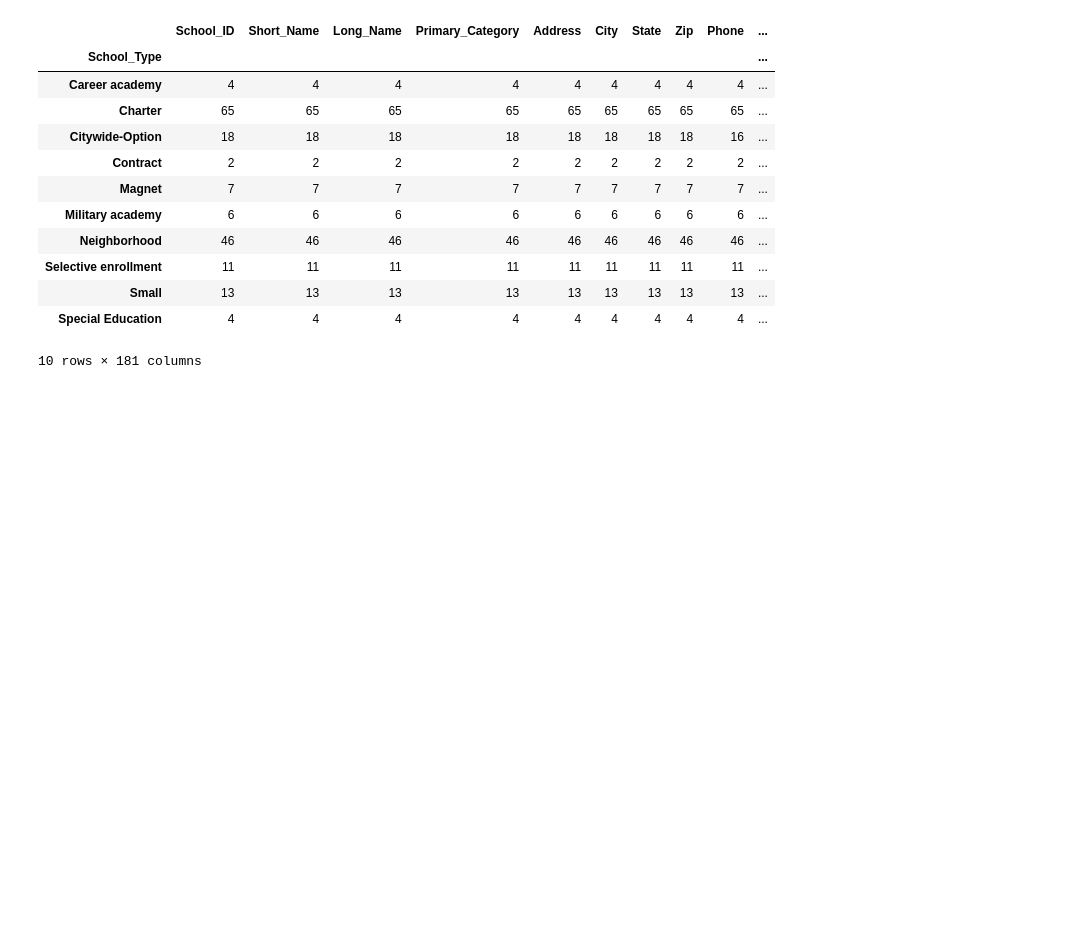
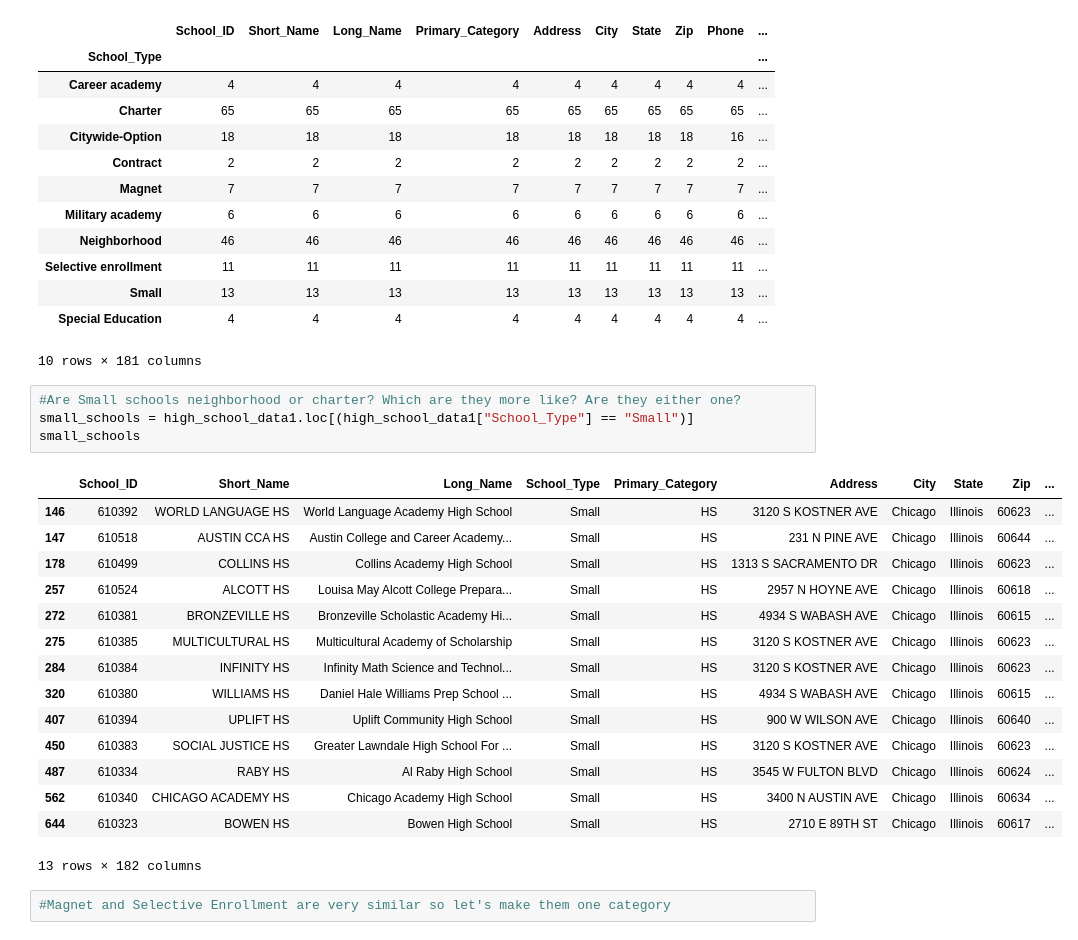
Before and after one commit to RiverJAM/CPS_Data_Analysis, a Jupyter notebook: GP1.ipynb, the cells around one changed output. Cells and saved outputs as stored; diff of their text form; blank space fills up the shorter version.

```diff
--- a/GP1.ipynb
+++ b/GP1.ipynb
@@ -186,3 +186,25 @@ grouped_hs.count()
 | Small | 13 | 13 | 13 | 13 | 13 | 13 | 13 | 13 | 13 | ... |
 | Special Education | 4 | 4 | 4 | 4 | 4 | 4 | 4 | 4 | 4 | ... |
 10 rows × 181 columns
+# %%
+#Are Small schools neighborhood or charter? Which are they more like? Are they either one?
+small_schools = high_school_data1.loc[(high_school_data1["School_Type"] == "Small")]
+small_schools
+# %% [output]
+|  | School_ID | Short_Name | Long_Name | School_Type | Primary_Category | Address | City | State | Zip | ... |
+| 146 | 610392 | WORLD LANGUAGE HS | World Language Academy High School | Small | HS | 3120 S KOSTNER AVE | Chicago | Illinois | 60623 | ... |
+| 147 | 610518 | AUSTIN CCA HS | Austin College and Career Academy... | Small | HS | 231 N PINE AVE | Chicago | Illinois | 60644 | ... |
+| 178 | 610499 | COLLINS HS | Collins Academy High School | Small | HS | 1313 S SACRAMENTO DR | Chicago | Illinois | 60623 | ... |
+| 257 | 610524 | ALCOTT HS | Louisa May Alcott College Prepara... | Small | HS | 2957 N HOYNE AVE | Chicago | Illinois | 60618 | ... |
+| 272 | 610381 | BRONZEVILLE HS | Bronzeville Scholastic Academy Hi... | Small | HS | 4934 S WABASH AVE | Chicago | Illinois | 60615 | ... |
+| 275 | 610385 | MULTICULTURAL HS | Multicultural Academy of Scholarship | Small | HS | 3120 S KOSTNER AVE | Chicago | Illinois | 60623 | ... |
+| 284 | 610384 | INFINITY HS | Infinity Math Science and Technol... | Small | HS | 3120 S KOSTNER AVE | Chicago | Illinois | 60623 | ... |
+| 320 | 610380 | WILLIAMS HS | Daniel Hale Williams Prep School ... | Small | HS | 4934 S WABASH AVE | Chicago | Illinois | 60615 | ... |
+| 407 | 610394 | UPLIFT HS | Uplift Community High School | Small | HS | 900 W WILSON AVE | Chicago | Illinois | 60640 | ... |
+| 450 | 610383 | SOCIAL JUSTICE HS | Greater Lawndale High School For ... | Small | HS | 3120 S KOSTNER AVE | Chicago | Illinois | 60623 | ... |
+| 487 | 610334 | RABY HS | Al Raby High School | Small | HS | 3545 W FULTON BLVD | Chicago | Illinois | 60624 | ... |
+| 562 | 610340 | CHICAGO ACADEMY HS | Chicago Academy High School | Small | HS | 3400 N AUSTIN AVE | Chicago | Illinois | 60634 | ... |
+| 644 | 610323 | BOWEN HS | Bowen High School | Small | HS | 2710 E 89TH ST | Chicago | Illinois | 60617 | ... |
+13 rows × 182 columns
+# %%
+#Magnet and Selective Enrollment are very similar so let's make them one category
```
Also changed, not shown: parts of 1 cell of this notebook.
